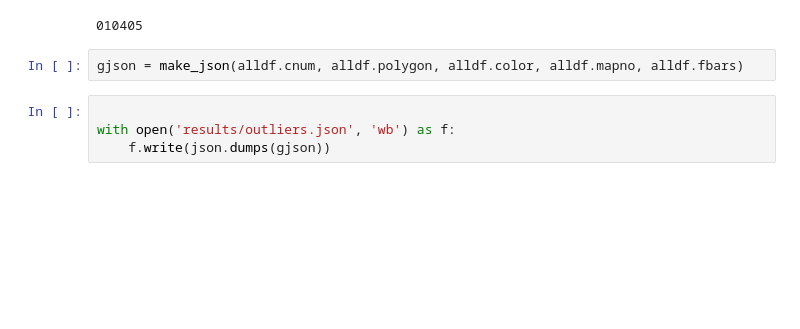
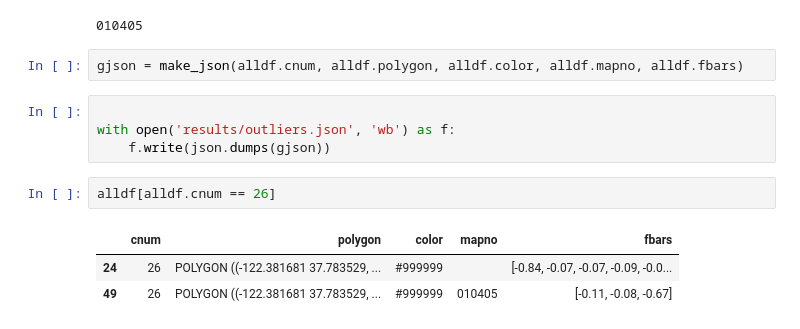
Before and after one commit to crupley/hoodie-development, a Jupyter notebook: explore/cutlists to json.ipynb, the cells around one changed output. Saved outputs shown, nothing was run; the diff lists cells and outputs as text; blank space fills up the shorter version.

```diff
--- a/explore/cutlists to json.ipynb
+++ b/explore/cutlists to json.ipynb
@@ -582,3 +590,9 @@ gjson = make_json(alldf.cnum, alldf.polygon, alldf.color, alldf.mapno, alldf.fba
 
 with open('results/outliers.json', 'wb') as f:
     f.write(json.dumps(gjson))
+# %%
+alldf[alldf.cnum == 26]
+# %% [output]
+|  | cnum | polygon | color | mapno | fbars |
+| 24 | 26 | POLYGON ((-122.381681 37.783529, ... | #999999 |  | [-0.84, -0.07, -0.07, -0.09, -0.0... |
+| 49 | 26 | POLYGON ((-122.381681 37.783529, ... | #999999 | 010405 | [-0.11, -0.08, -0.67] |
```
Also changed, not shown: parts of 2 cells of this notebook, 2 other files.
